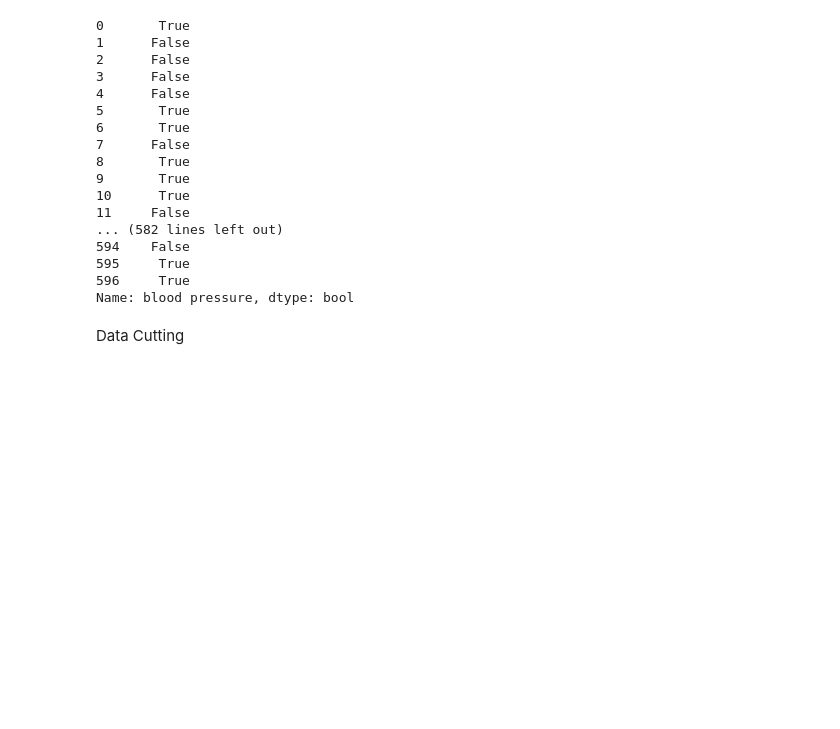
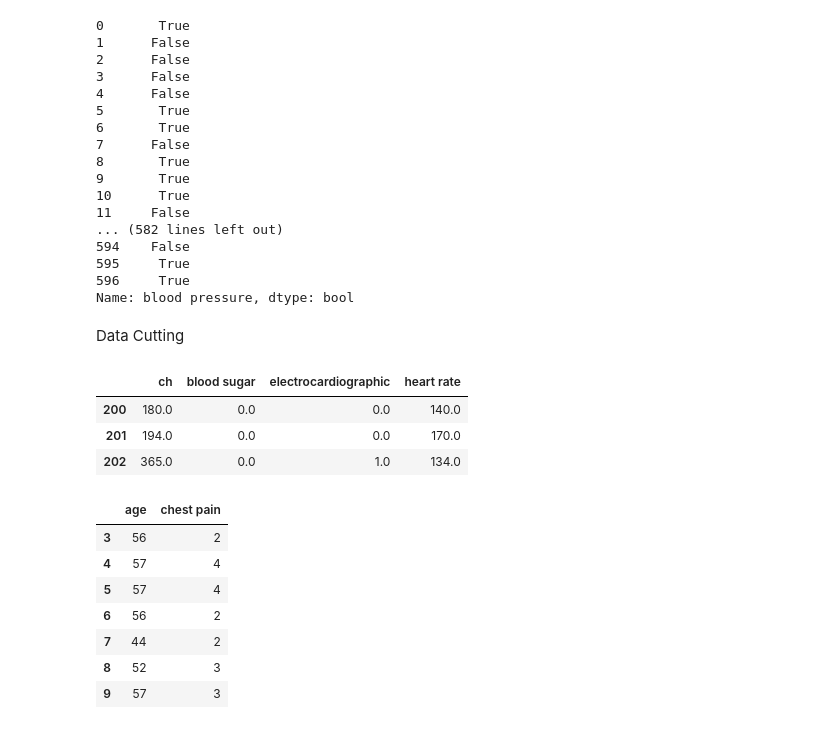
Before and after one commit to majidgolbaz/Heart-Failure-Prediction, a Jupyter notebook: Pre-Processing/preProccessing.ipynb, the cells around one changed output. Saved outputs shown, nothing was run; the diff lists cells and outputs as text; code cells hidden in the pictures; blank space fills up the shorter version.

```diff
--- a/Pre-Processing/preProccessing.ipynb
+++ b/Pre-Processing/preProccessing.ipynb
@@ -149,3 +149,21 @@ np.logical_not(df['blood pressure'].isin([120,130]))
 Name: blood pressure, dtype: bool
 # %% [markdown]
 Data Cutting
+# %%
+df.iloc[200:300, 4:8].head(3)
+# %% [output]
+|  | ch | blood sugar | electrocardiographic | heart rate |
+| 200 | 180.0 | 0.0 | 0.0 | 140.0 |
+| 201 | 194.0 | 0.0 | 0.0 | 170.0 |
+| 202 | 365.0 | 0.0 | 1.0 | 134.0 |
+# %%
+df.loc[3:9 , ["age" ,"chest pain"]  ]
+# %% [output]
+|  | age | chest pain |
+| 3 | 56 | 2 |
+| 4 | 57 | 4 |
+| 5 | 57 | 4 |
+| 6 | 56 | 2 |
+| 7 | 44 | 2 |
+| 8 | 52 | 3 |
+| 9 | 57 | 3 |
```
Also changed, not shown: parts of 1 cell of this notebook.
